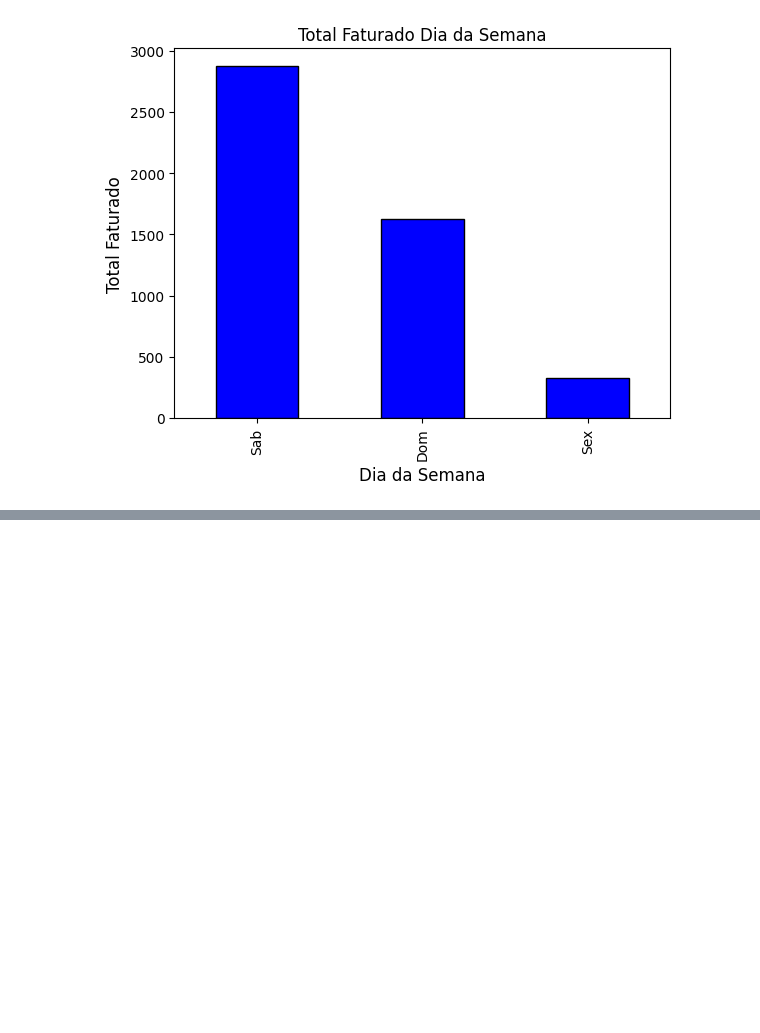
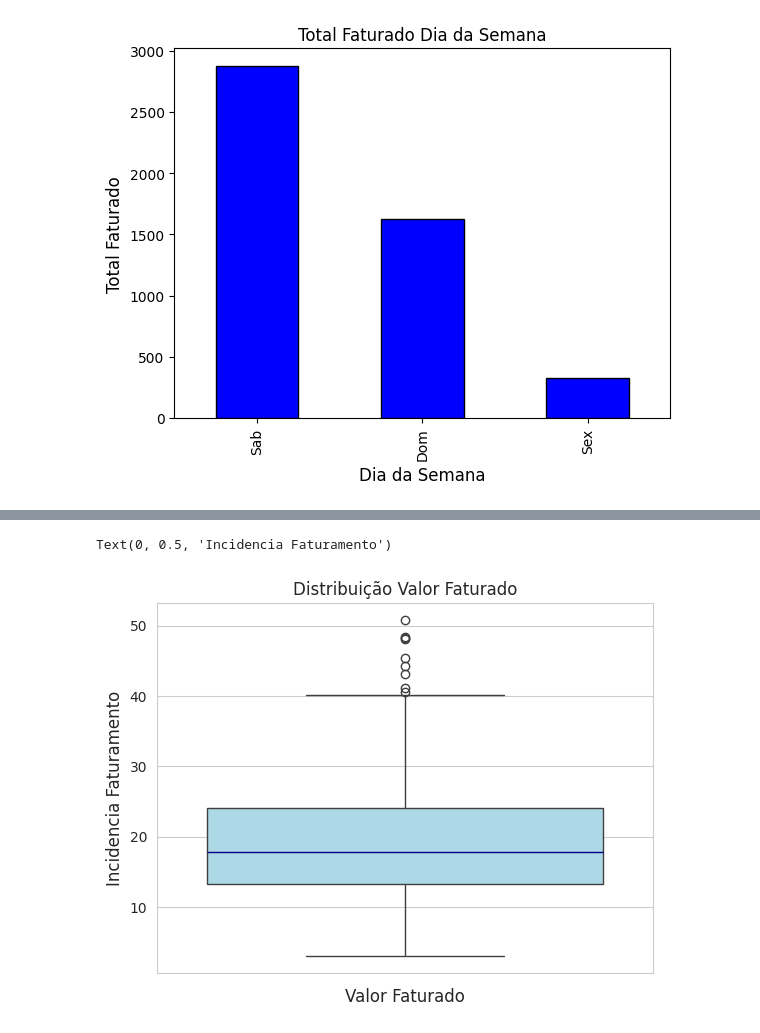
Before and after one commit to trunfo4608/Python-Analise_Restaurante, a Jupyter notebook: Proj_Analise_Dados_Restaurante.ipynb, the cells around one changed output, grey strips where cells are left out. Cells and saved outputs as stored; diff of their text form; code cells hidden in the pictures; blank space fills up the shorter version.

```diff
--- a/Proj_Analise_Dados_Restaurante.ipynb
+++ b/Proj_Analise_Dados_Restaurante.ipynb
@@ -300,0 +316,10 @@ Text(0, 0.5, 'Total Faturado')
+# %%
+sns.set_style("whitegrid")
+sns.boxplot(sub_set['TOTAL PAGO'], boxprops=dict(facecolor='lightblue'),
+                medianprops=dict(color='darkblue'))
+plt.title('Distribuição Valor Faturado')
+plt.xlabel('Valor Faturado', fontsize=12)
+plt.ylabel('Incidencia Faturamento', fontsize=12)
+# %% [output]
+Text(0, 0.5, 'Incidencia Faturamento')
+[figure, added]
```
Also changed, not shown: parts of 3 cells of this notebook.
